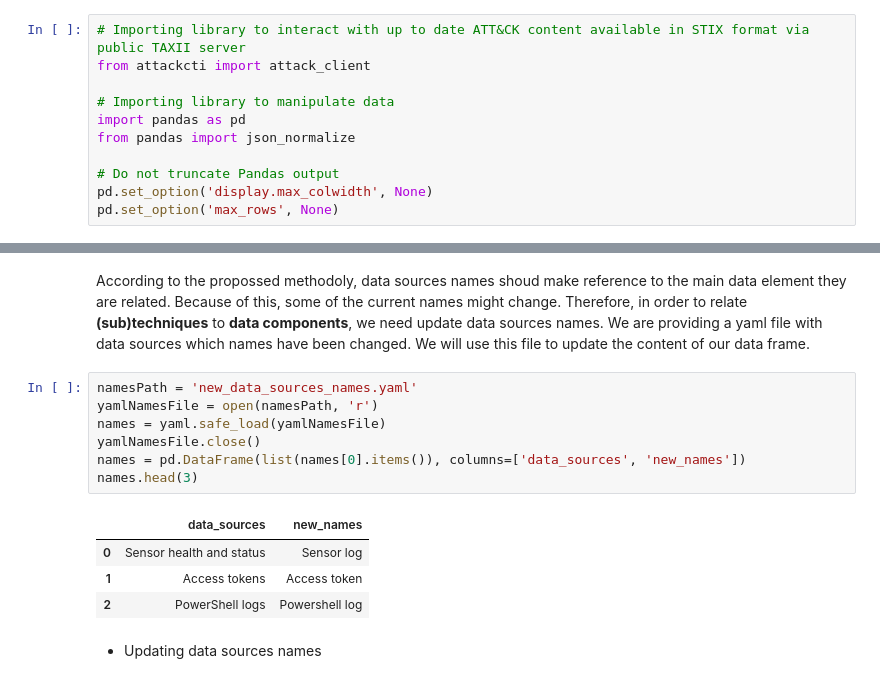
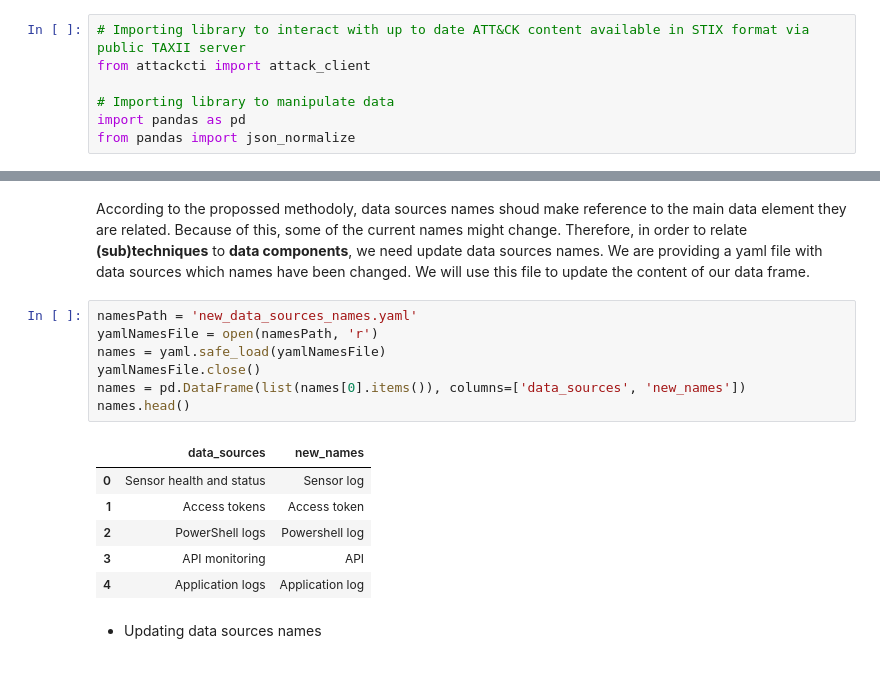
Before and after one commit to mitre-attack/attack-datasources, a Jupyter notebook: DataSourcesDefinition.ipynb, the cells around one changed output, grey strips where cells are left out. Drawn from its saved outputs; the diff is of its cells as text.

```diff
--- a/DataSourcesDefinition.ipynb
+++ b/DataSourcesDefinition.ipynb
@@ -32,10 +30,6 @@ from attackcti import attack_client
 # Importing library to manipulate data
 import pandas as pd
 from pandas import json_normalize
-
-# Do not truncate Pandas output
-pd.set_option('display.max_colwidth', None)
-pd.set_option('max_rows', None)
 # %% [markdown]
 * Getting (sub)techniques
 # %%
@@ -168,15 +135,17 @@ According to the propossed methodoly, data sources names shoud make reference to
 # %%
 namesPath = 'new_data_sources_names.yaml'
 yamlNamesFile = open(namesPath, 'r')
 names = yaml.safe_load(yamlNamesFile)
 yamlNamesFile.close()
 names = pd.DataFrame(list(names[0].items()), columns=['data_sources', 'new_names'])
-names.head(3)
+names.head()
 # %% [output]
 |  | data_sources | new_names |
 | 0 | Sensor health and status | Sensor log |
 | 1 | Access tokens | Access token |
 | 2 | PowerShell logs | Powershell log |
+| 3 | API monitoring | API |
+| 4 | Application logs | Application log |
 # %% [markdown]
 * Updating data sources names
 # %%
```
Also changed, not shown: parts of 27 cells of this notebook.
